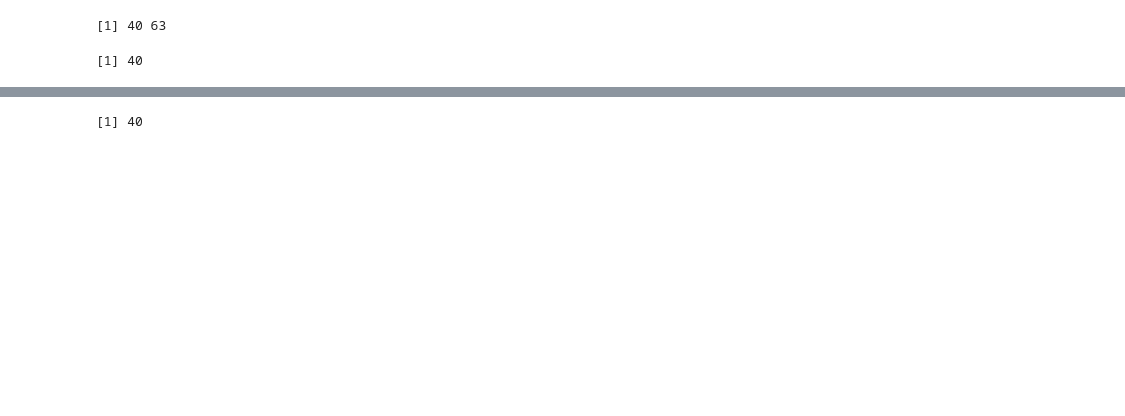
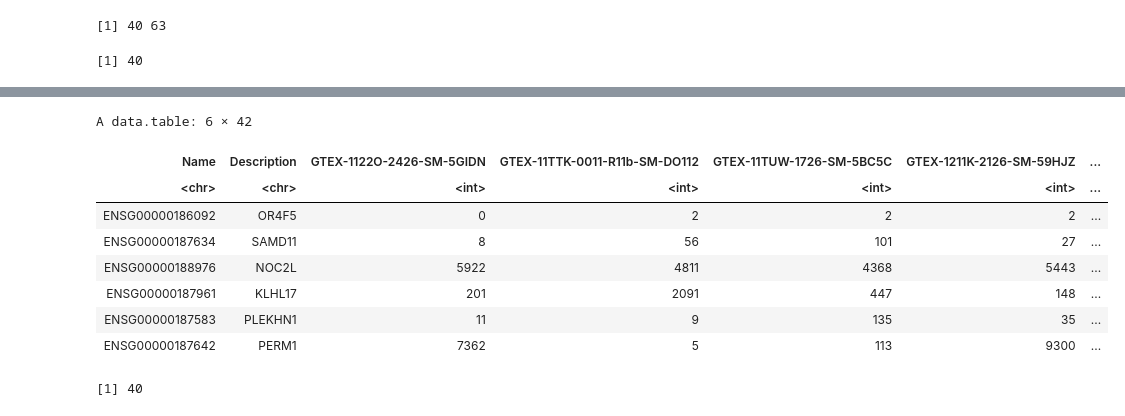
Before and after one commit to Alector-BIO/llm2geneset, a Jupyter notebook: notebooks/camera_GTEx.ipynb, the cells around one changed output, grey strips where cells are left out. Drawn from its saved outputs; the diff is of its cells as text; code cells hidden in the pictures; blank space fills up the shorter version.

```diff
--- a/notebooks/camera_GTEx.ipynb
+++ b/notebooks/camera_GTEx.ipynb
@@ -90,4 +112,16 @@ A matrix: 2 × 6 of type dbl
 [1] 19201    42
+# %%
+head(gtex_counts)
+# %% [output]
+A data.table: 6 × 42
+| Name | Description | GTEX-1122O-2426-SM-5GIDN | GTEX-11TTK-0011-R11b-SM-DO112 | GTEX-11TUW-1726-SM-5BC5C | GTEX-1211K-2126-SM-59HJZ | ... |
+| <chr> | <chr> | <int> | <int> | <int> | <int> | ... |
+| ENSG00000186092 | OR4F5 | 0 | 2 | 2 | 2 | ... |
+| ENSG00000187634 | SAMD11 | 8 | 56 | 101 | 27 | ... |
+| ENSG00000188976 | NOC2L | 5922 | 4811 | 4368 | 5443 | ... |
+| ENSG00000187961 | KLHL17 | 201 | 2091 | 447 | 148 | ... |
+| ENSG00000187583 | PLEKHN1 | 11 | 9 | 135 | 35 | ... |
+| ENSG00000187642 | PERM1 | 7362 | 5 | 113 | 9300 | ... |
 # %%
 gtex_counts_mat <- as.matrix(gtex_counts[,3:dim(gtex_counts)[2]])
 rownames(gtex_counts_mat) <- gtex_counts$Description
```
Also changed, not shown: parts of 25 cells of this notebook.
